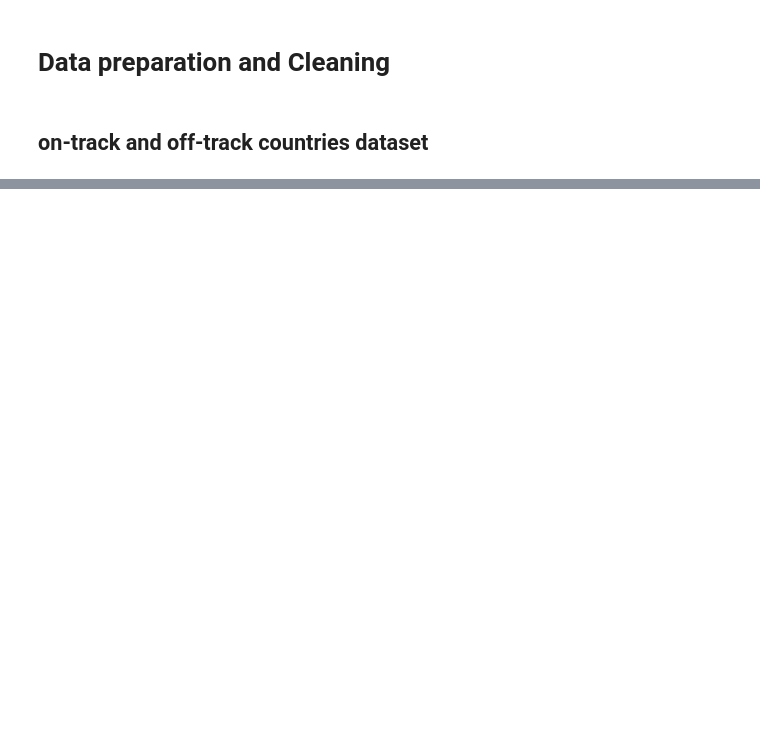
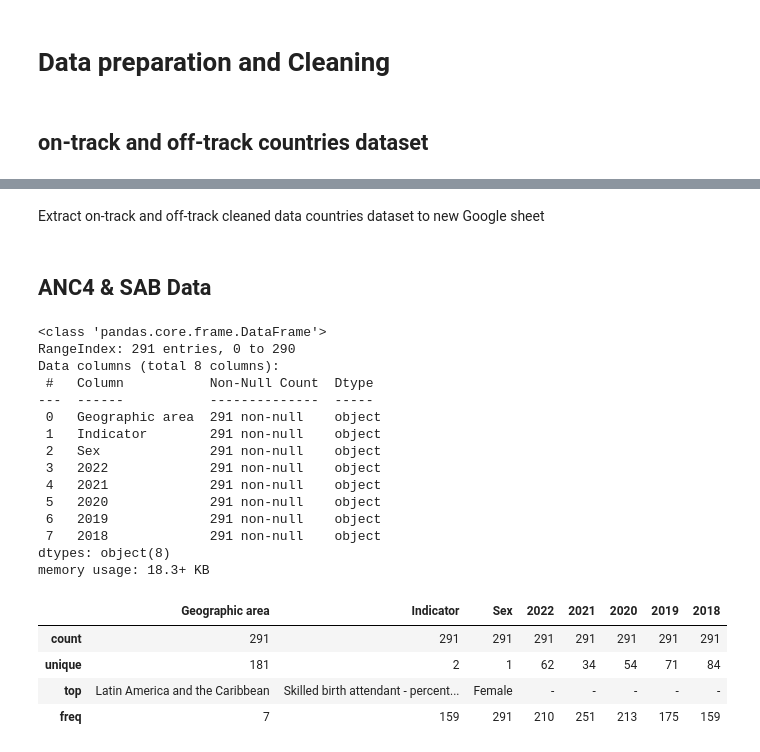
Before and after one commit to ShabibSaleh/DPAM-Nutrition, a Jupyter notebook: Population_weighted_coverage_of_health_services.ipynb, the cells around one changed output, grey strips where cells are left out. Drawn from its saved outputs; the diff is of its cells as text; code cells hidden in the pictures; blank space fills up the shorter version.

```diff
--- a/Population_weighted_coverage_of_health_services.ipynb
+++ b/Population_weighted_coverage_of_health_services.ipynb
@@ -85,0 +115,2 @@ memory usage: 4.8+ KB
+# %% [markdown]
+Extract on-track and off-track cleaned data countries dataset to new Google sheet
@@ -85,0 +127,2 @@ memory usage: 4.8+ KB
+# %% [markdown]
+## ANC4 & SAB Data
@@ -85,0 +135,28 @@ memory usage: 4.8+ KB
+# %%
+# Checking the general information and structure of the ANC4 & SAB Data sheet
+anc4_sab_df = pd.DataFrame.from_records(ANC4_SAB_rows[1:],columns=ANC4_SAB_rows[0])  # Skip header row
+anc4_sab_df.info()
+
+# Summary statistics for numerical columns
+anc4_sab_df.describe(include='all')
+# %% [output]
+<class 'pandas.core.frame.DataFrame'>
+RangeIndex: 291 entries, 0 to 290
+Data columns (total 8 columns):
+ #   Column           Non-Null Count  Dtype
+---  ------           --------------  -----
+ 0   Geographic area  291 non-null    object
+ 1   Indicator        291 non-null    object
+ 2   Sex              291 non-null    object
+ 3   2022             291 non-null    object
+ 4   2021             291 non-null    object
+ 5   2020             291 non-null    object
+ 6   2019             291 non-null    object
+ 7   2018             291 non-null    object
+dtypes: object(8)
+memory usage: 18.3+ KB
+|  | Geographic area | Indicator | Sex | 2022 | 2021 | 2020 | 2019 | 2018 |
+| count | 291 | 291 | 291 | 291 | 291 | 291 | 291 | 291 |
+| unique | 181 | 2 | 1 | 62 | 34 | 54 | 71 | 84 |
+| top | Latin America and the Caribbean | Skilled birth attendant - percent... | Female | - | - | - | - | - |
+| freq | 7 | 159 | 291 | 210 | 251 | 213 | 175 | 159 |
```
Also changed, not shown: parts of 24 cells of this notebook.
